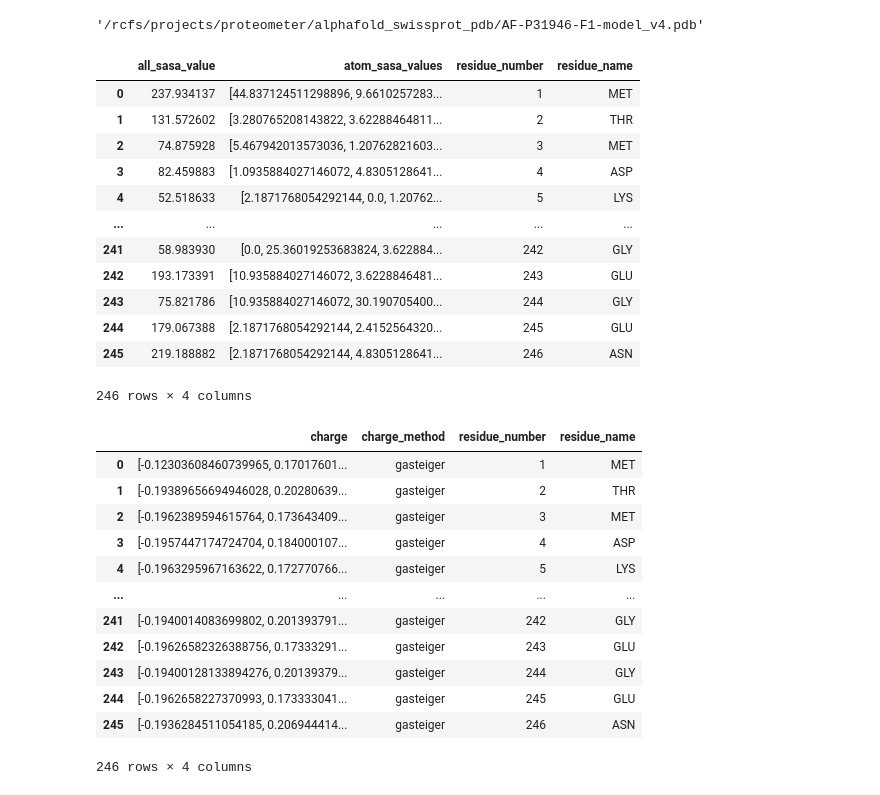
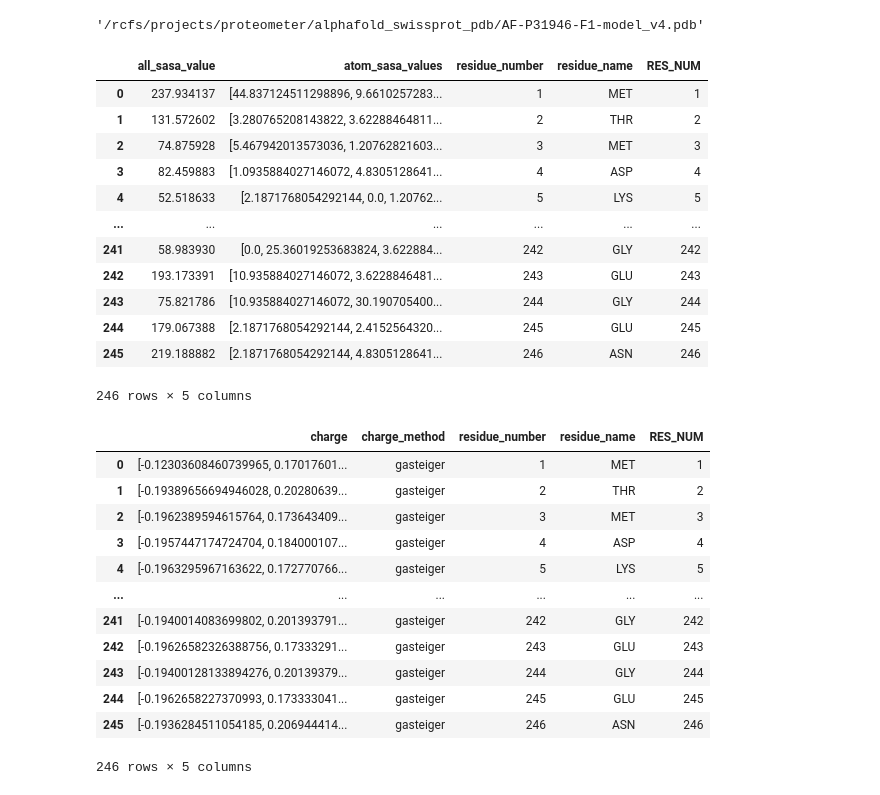
Before and after one commit to PhenoMeters/pheno_analysis, a Jupyter notebook: procaliper.ipynb, the cells around one changed output. Cells and saved outputs as stored; diff of their text form; code cells hidden in the pictures.

```diff
--- a/procaliper.ipynb
+++ b/procaliper.ipynb
@@ -63,35 +67,37 @@ glob.glob(f"/rcfs/projects/proteometer/alphafold_swissprot_pdb/*{protein_object.
 protein_object.register_local_pdb("/rcfs/projects/proteometer/alphafold_swissprot_pdb/AF-P31946-F1-model_v4.pdb")
 # %%
 sasa = pd.DataFrame(protein_object.get_sasa())
+sasa['RES_NUM'] = sasa['residue_number']
 sasa
 # %% [output]
-|  | all_sasa_value | atom_sasa_values | residue_number | residue_name |
-| 0 | 237.934137 | [44.837124511298896, 9.6610257283... | 1 | MET |
-| 1 | 131.572602 | [3.280765208143822, 3.62288464811... | 2 | THR |
-| 2 | 74.875928 | [5.467942013573036, 1.20762821603... | 3 | MET |
-| 3 | 82.459883 | [1.0935884027146072, 4.8305128641... | 4 | ASP |
-| 4 | 52.518633 | [2.1871768054292144, 0.0, 1.20762... | 5 | LYS |
-| ... | ... | ... | ... | ... |
-| 241 | 58.983930 | [0.0, 25.36019253683824, 3.622884... | 242 | GLY |
-| 242 | 193.173391 | [10.935884027146072, 3.6228846481... | 243 | GLU |
-| 243 | 75.821786 | [10.935884027146072, 30.190705400... | 244 | GLY |
-| 244 | 179.067388 | [2.1871768054292144, 2.4152564320... | 245 | GLU |
-| 245 | 219.188882 | [2.1871768054292144, 4.8305128641... | 246 | ASN |
+|  | all_sasa_value | atom_sasa_values | residue_number | residue_name | RES_NUM |
+| 0 | 237.934137 | [44.837124511298896, 9.6610257283... | 1 | MET | 1 |
+| 1 | 131.572602 | [3.280765208143822, 3.62288464811... | 2 | THR | 2 |
+| 2 | 74.875928 | [5.467942013573036, 1.20762821603... | 3 | MET | 3 |
+| 3 | 82.459883 | [1.0935884027146072, 4.8305128641... | 4 | ASP | 4 |
+| 4 | 52.518633 | [2.1871768054292144, 0.0, 1.20762... | 5 | LYS | 5 |
+| ... | ... | ... | ... | ... | ... |
+| 241 | 58.983930 | [0.0, 25.36019253683824, 3.622884... | 242 | GLY | 242 |
+| 242 | 193.173391 | [10.935884027146072, 3.6228846481... | 243 | GLU | 243 |
+| 243 | 75.821786 | [10.935884027146072, 30.190705400... | 244 | GLY | 244 |
+| 244 | 179.067388 | [2.1871768054292144, 2.4152564320... | 245 | GLU | 245 |
+| 245 | 219.188882 | [2.1871768054292144, 4.8305128641... | 246 | ASN | 246 |
-246 rows × 4 columns
+246 rows × 5 columns
 # %%
 charge = pd.DataFrame(protein_object.get_charge())
+charge['RES_NUM'] = charge['residue_number']
 charge
 # %% [output]
-|  | charge | charge_method | residue_number | residue_name |
-| 0 | [-0.12303608460739965, 0.17017601... | gasteiger | 1 | MET |
-| 1 | [-0.19389656694946028, 0.20280639... | gasteiger | 2 | THR |
-| 2 | [-0.1962389594615764, 0.173643409... | gasteiger | 3 | MET |
-| 3 | [-0.1957447174724704, 0.184000107... | gasteiger | 4 | ASP |
-| 4 | [-0.1963295967163622, 0.172770766... | gasteiger | 5 | LYS |
-| ... | ... | ... | ... | ... |
-| 241 | [-0.1940014083699802, 0.201393791... | gasteiger | 242 | GLY |
-| 242 | [-0.19626582326388756, 0.17333291... | gasteiger | 243 | GLU |
-| 243 | [-0.19400128133894276, 0.20139379... | gasteiger | 244 | GLY |
-| 244 | [-0.1962658227370993, 0.173333041... | gasteiger | 245 | GLU |
-| 245 | [-0.1936284511054185, 0.206944414... | gasteiger | 246 | ASN |
+|  | charge | charge_method | residue_number | residue_name | RES_NUM |
+| 0 | [-0.12303608460739965, 0.17017601... | gasteiger | 1 | MET | 1 |
+| 1 | [-0.19389656694946028, 0.20280639... | gasteiger | 2 | THR | 2 |
+| 2 | [-0.1962389594615764, 0.173643409... | gasteiger | 3 | MET | 3 |
+| 3 | [-0.1957447174724704, 0.184000107... | gasteiger | 4 | ASP | 4 |
+| 4 | [-0.1963295967163622, 0.172770766... | gasteiger | 5 | LYS | 5 |
+| ... | ... | ... | ... | ... | ... |
+| 241 | [-0.1940014083699802, 0.201393791... | gasteiger | 242 | GLY | 242 |
+| 242 | [-0.19626582326388756, 0.17333291... | gasteiger | 243 | GLU | 243 |
+| 243 | [-0.19400128133894276, 0.20139379... | gasteiger | 244 | GLY | 244 |
+| 244 | [-0.1962658227370993, 0.173333041... | gasteiger | 245 | GLU | 245 |
+| 245 | [-0.1936284511054185, 0.206944414... | gasteiger | 246 | ASN | 246 |
-246 rows × 4 columns
+246 rows × 5 columns
```
Also changed, not shown: parts of 5 cells of this notebook, 1 other file.
